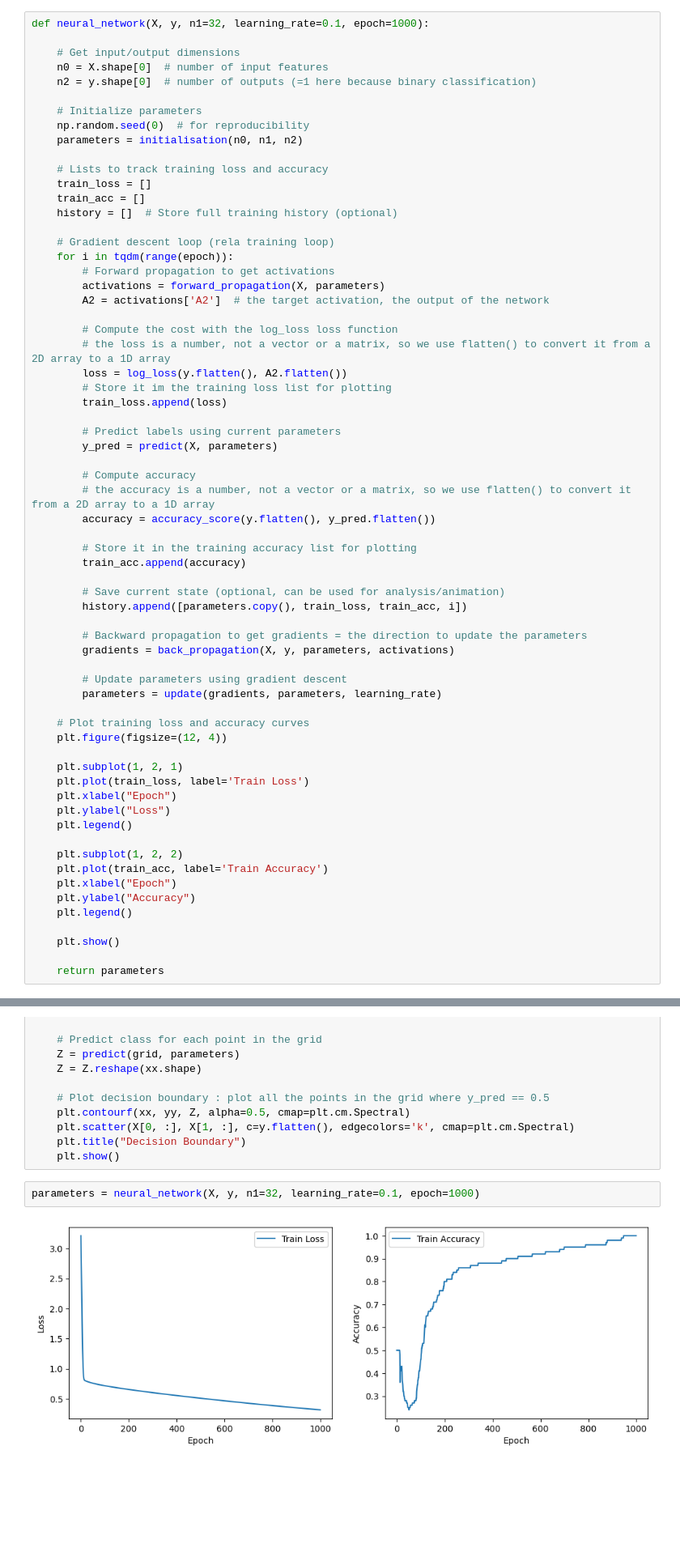
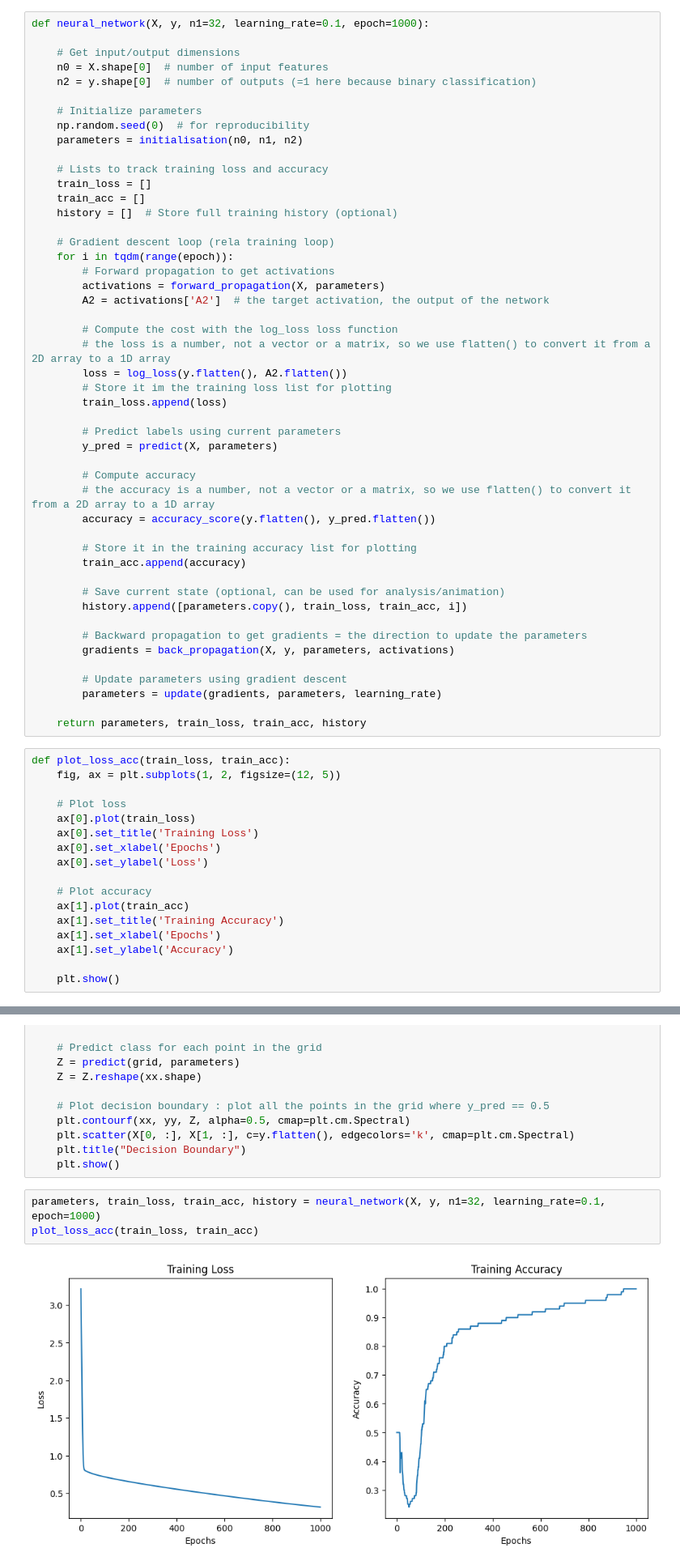
Before and after one commit to Pchambet/graph-neural-networks, a Jupyter notebook: notebooks/practice_02.ipynb, the cells around one changed output, grey strips where cells are left out. Shown at 81% size. Drawn from its saved outputs; the diff is of its cells as text; blank space fills up the shorter version.

```diff
--- a/notebooks/practice_02.ipynb
+++ b/notebooks/practice_02.ipynb
@@ -435,24 +435,24 @@ def neural_network(X, y, n1=32, learning_rate=0.1, epoch=1000):
         # Update parameters using gradient descent
         parameters = update(gradients, parameters, learning_rate)
 
-    # Plot training loss and accuracy curves
-    plt.figure(figsize=(12, 4))
-
-    plt.subplot(1, 2, 1)
-    plt.plot(train_loss, label='Train Loss')
-    plt.xlabel("Epoch")
-    plt.ylabel("Loss")
-    plt.legend()
-
-    plt.subplot(1, 2, 2)
-    plt.plot(train_acc, label='Train Accuracy')
-    plt.xlabel("Epoch")
-    plt.ylabel("Accuracy")
-    plt.legend()
-
-    plt.show()
-
-    return parameters
+    return parameters, train_loss, train_acc, history
+# %%
+def plot_loss_acc(train_loss, train_acc):
+    fig, ax = plt.subplots(1, 2, figsize=(12, 5))
+
+    # Plot loss
+    ax[0].plot(train_loss)
+    ax[0].set_title('Training Loss')
+    ax[0].set_xlabel('Epochs')
+    ax[0].set_ylabel('Loss')
+
+    # Plot accuracy
+    ax[1].plot(train_acc)
+    ax[1].set_title('Training Accuracy')
+    ax[1].set_xlabel('Epochs')
+    ax[1].set_ylabel('Accuracy')
+
+    plt.show()
 # %%
 def plot_decision_boundary(X, y, parameters, resolution=0.01):
     # Generate a grid of points covering the feature space
@@ -474,6 +474,7 @@ def plot_decision_boundary(X, y, parameters, resolution=0.01):
     plt.title("Decision Boundary")
     plt.show()
 # %%
-parameters = neural_network(X, y, n1=32, learning_rate=0.1, epoch=1000)
+parameters, train_loss, train_acc, history = neural_network(X, y, n1=32, learning_rate=0.1, epoch=1000)
+plot_loss_acc(train_loss, train_acc)
 # %% [output]
-[figure, old version]
+[figure, new version]
```
Also changed, not shown: parts of 21 cells of this notebook, 1 other file.
